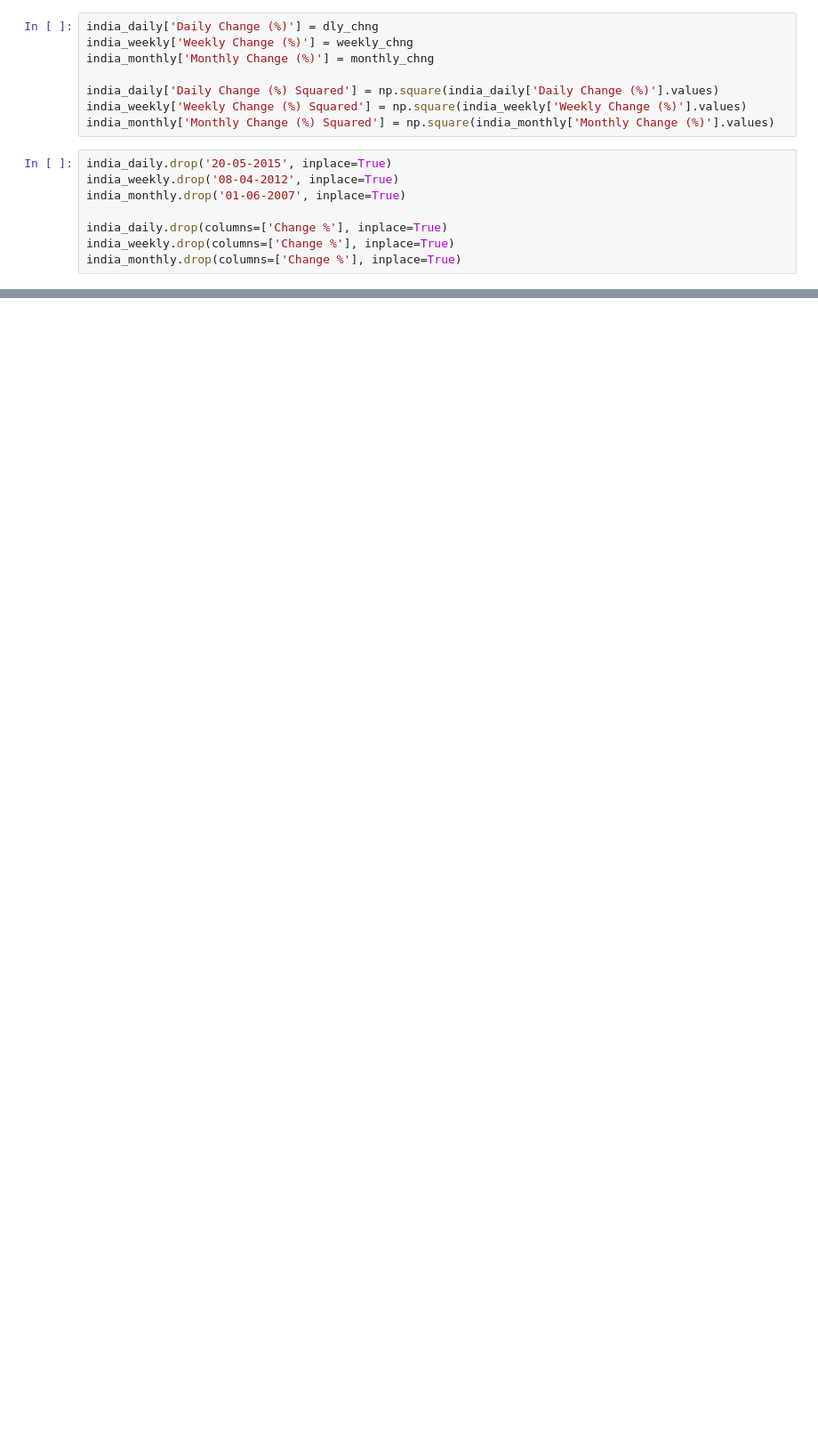
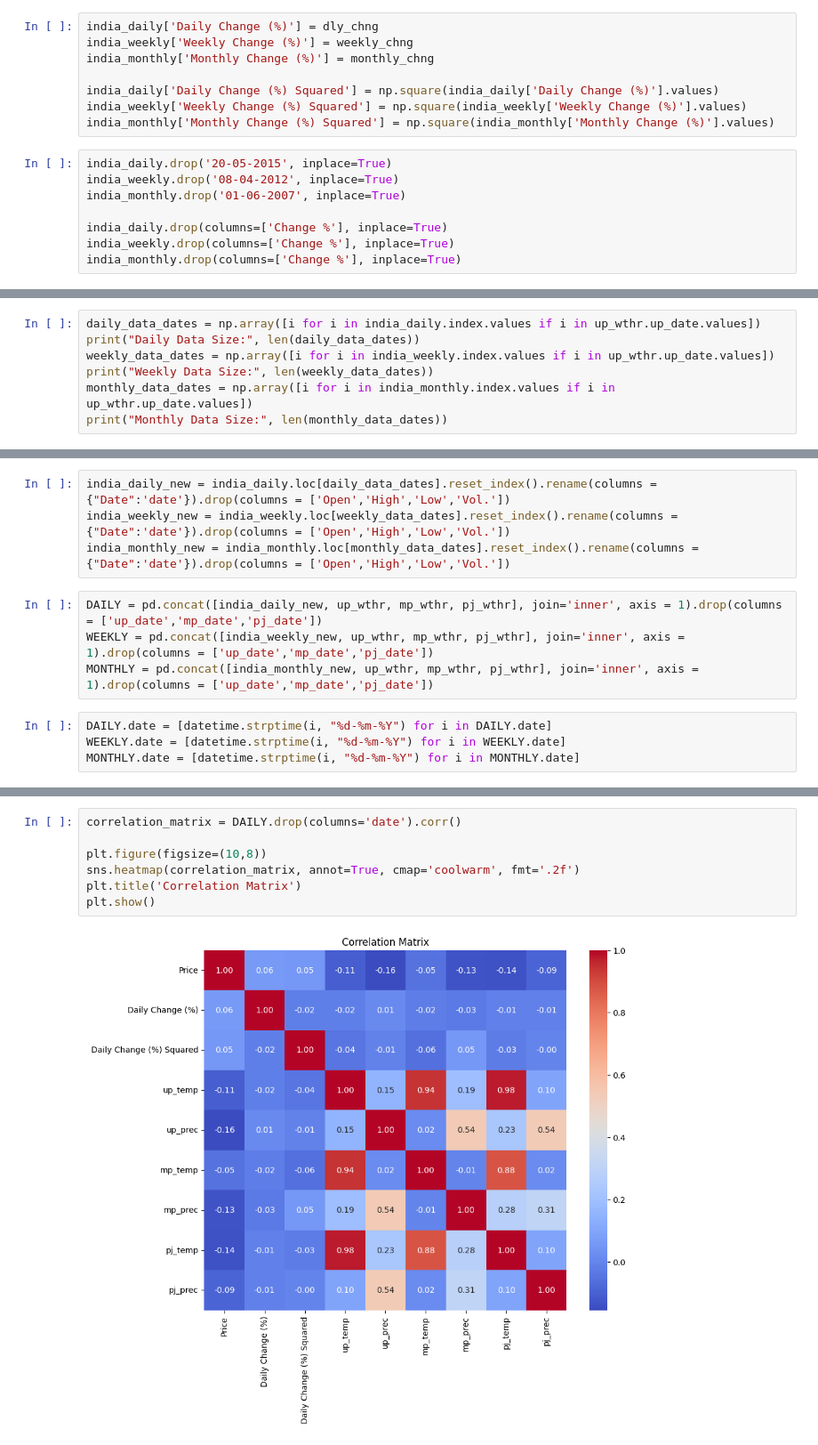
Before and after one commit to yadavayush7028/Volatility_Prediction, a Jupyter notebook: weather_analysis.ipynb, the cells around one changed output, grey strips where cells are left out. Shown at 89% size. Drawn from its saved outputs; the diff is of its cells as text; blank space fills up the shorter version.

```diff
--- a/weather_analysis.ipynb
+++ b/weather_analysis.ipynb
@@ -62,0 +60,7 @@ india_weekly
+# %%
+daily_data_dates = np.array([i for i in india_daily.index.values if i in up_wthr.up_date.values])
+print("Daily Data Size:", len(daily_data_dates))
+weekly_data_dates = np.array([i for i in india_weekly.index.values if i in up_wthr.up_date.values])
+print("Weekly Data Size:", len(weekly_data_dates))
+monthly_data_dates = np.array([i for i in india_monthly.index.values if i in up_wthr.up_date.values])
+print("Monthly Data Size:", len(monthly_data_dates))
@@ -62,0 +71,12 @@ india_weekly
+# %%
+india_daily_new = india_daily.loc[daily_data_dates].reset_index().rename(columns = {"Date":'date'}).drop(columns = ['Open','High','Low','Vol.'])
+india_weekly_new = india_weekly.loc[weekly_data_dates].reset_index().rename(columns = {"Date":'date'}).drop(columns = ['Open','High','Low','Vol.'])
+india_monthly_new = india_monthly.loc[monthly_data_dates].reset_index().rename(columns = {"Date":'date'}).drop(columns = ['Open','High','Low','Vol.'])
+# %%
+DAILY = pd.concat([india_daily_new, up_wthr, mp_wthr, pj_wthr], join='inner', axis = 1).drop(columns = ['up_date','mp_date','pj_date'])
+WEEKLY = pd.concat([india_weekly_new, up_wthr, mp_wthr, pj_wthr], join='inner', axis = 1).drop(columns = ['up_date','mp_date','pj_date'])
+MONTHLY = pd.concat([india_monthly_new, up_wthr, mp_wthr, pj_wthr], join='inner', axis = 1).drop(columns = ['up_date','mp_date','pj_date'])
+# %%
+DAILY.date = [datetime.strptime(i, "%d-%m-%Y") for i in DAILY.date]
+WEEKLY.date = [datetime.strptime(i, "%d-%m-%Y") for i in WEEKLY.date]
+MONTHLY.date = [datetime.strptime(i, "%d-%m-%Y") for i in MONTHLY.date]
@@ -62,0 +116,9 @@ india_weekly
+# %%
+correlation_matrix = DAILY.drop(columns='date').corr()
+
+plt.figure(figsize=(10,8))
+sns.heatmap(correlation_matrix, annot=True, cmap='coolwarm', fmt='.2f')
+plt.title('Correlation Matrix')
+plt.show()
+# %% [output]
+[figure, added]
```
Also changed, not shown: parts of 12 cells of this notebook.
